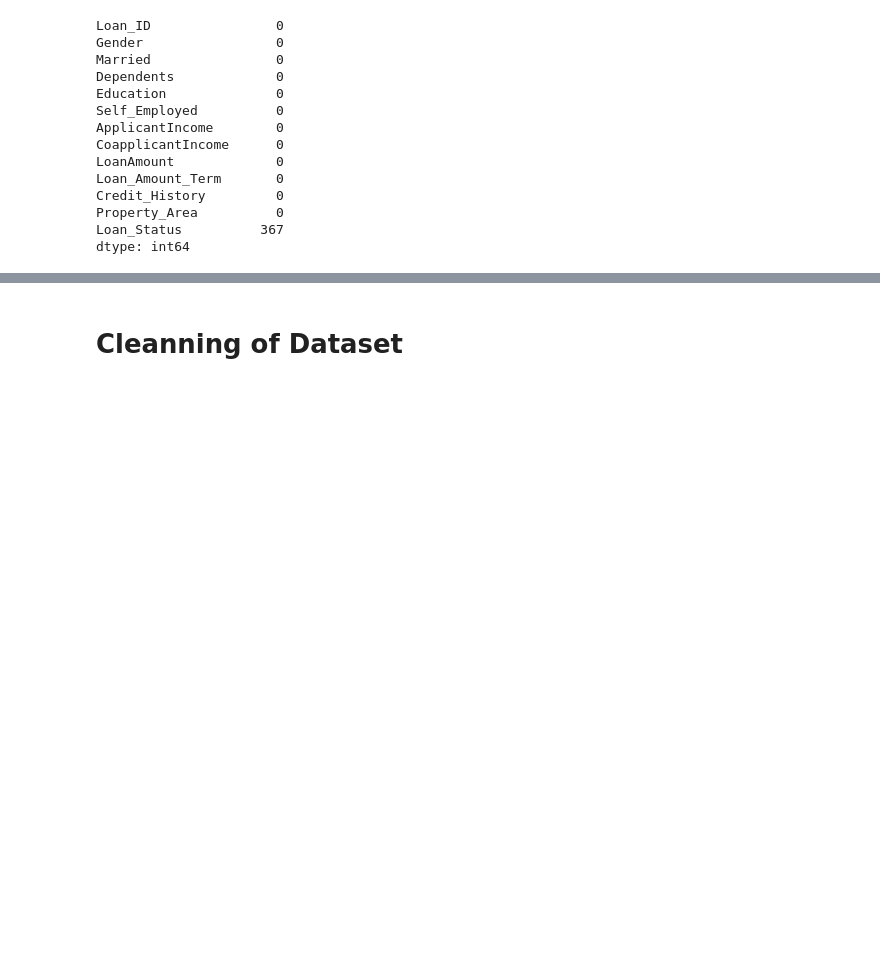
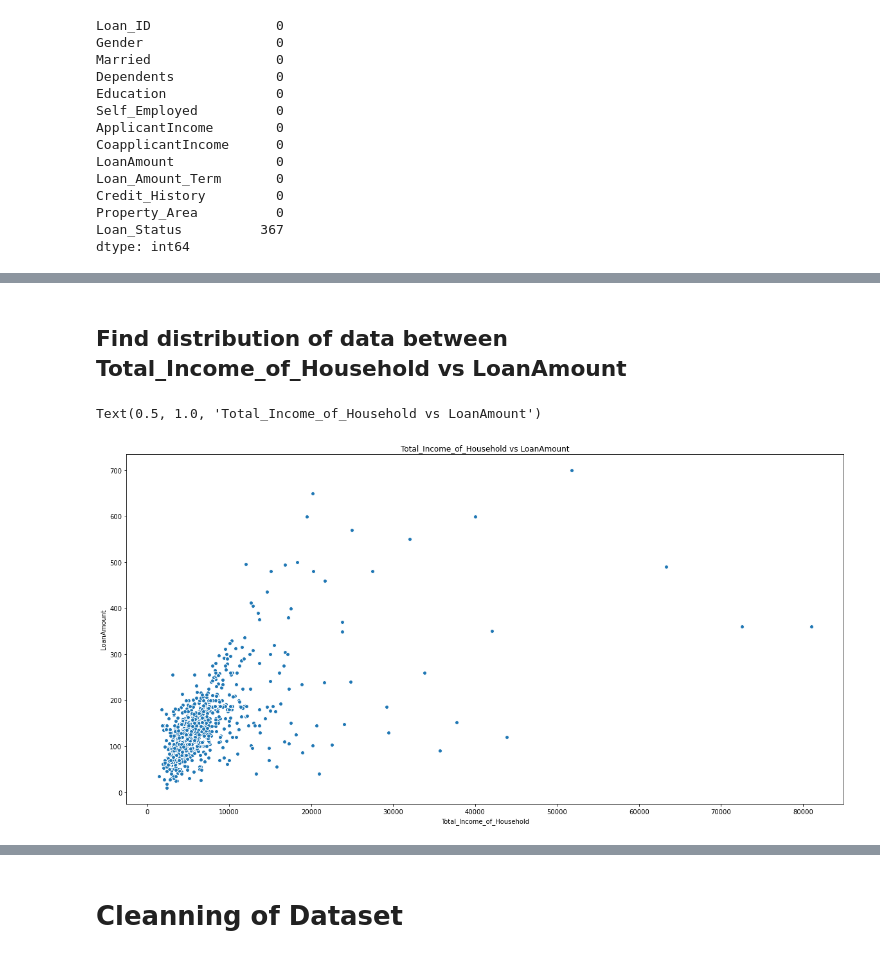
Before and after one commit to indrani2121/Analysis_of_loan_amounts_received_by_applicants, a Jupyter notebook: credit_history.ipynb, the cells around one changed output, grey strips where cells are left out. Drawn from its saved outputs; the diff is of its cells as text; code cells hidden in the pictures; blank space fills up the shorter version.

```diff
--- a/credit_history.ipynb
+++ b/credit_history.ipynb
@@ -381,0 +462,3 @@ dtype: int64
+# %%
+data["Total_Income_of_Household"]=data.ApplicantIncome + data.CoapplicantIncome
+data
@@ -381,0 +479,11 @@ dtype: int64
+# %% [markdown]
+## Find distribution of data between Total_Income_of_Household vs LoanAmount
+# %%
+plt.figure(figsize=(20,10))
+plt.scatter(data.Total_Income_of_Household,data.LoanAmount,edgecolors="white")
+plt.xlabel("Total_Income_of_Household")
+plt.ylabel("LoanAmount")
+plt.title("Total_Income_of_Household vs LoanAmount")
+# %% [output]
+Text(0.5, 1.0, 'Total_Income_of_Household vs LoanAmount')
+[figure, added]
```
Also changed, not shown: parts of 38 cells of this notebook.
